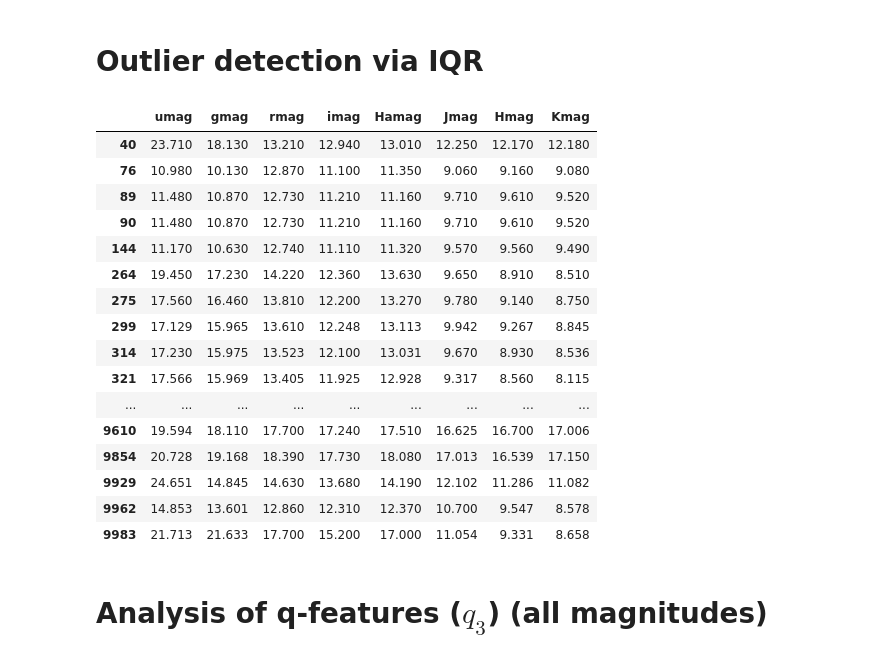
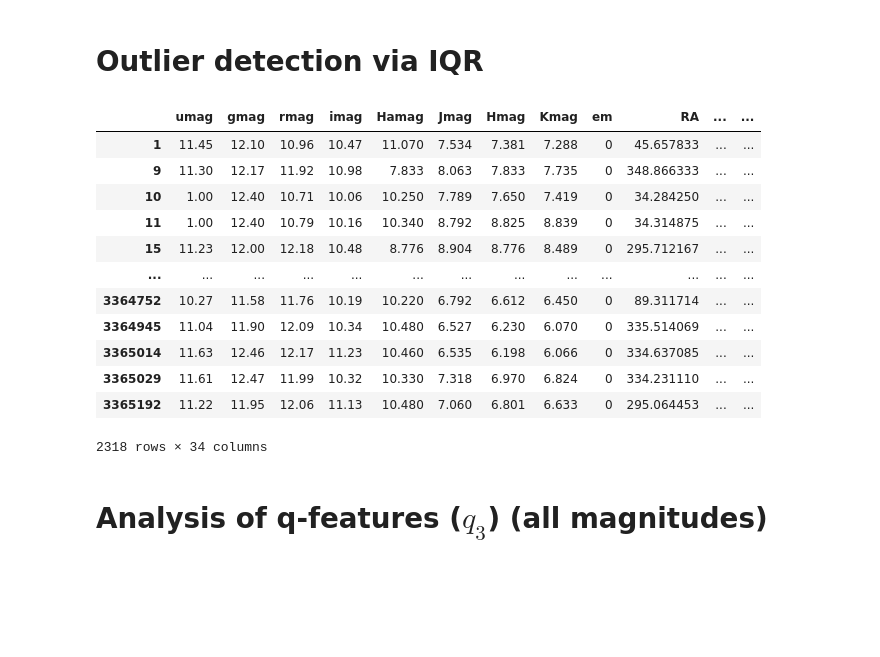
Before and after one commit to facundoq/bestars, a Jupyter notebook: Exploratory analysis.ipynb, the cells around one changed output. Saved outputs shown, nothing was run; the diff lists cells and outputs as text; code cells hidden in the pictures; blank space fills up the shorter version.

```diff
--- a/Exploratory analysis.ipynb
+++ b/Exploratory analysis.ipynb
@@ -1,2 +1,4 @@
 # %%
-dataset_name = "hou"
+%reload_ext autoreload
+%autoreload 2
+dataset_name = "aidelman"
@@ -109,36 +106,26 @@ Z-score    (adjusted): 2.807033768343811
 # %% [markdown]
 # Outlier detection via IQR
 # %%
-iqr_factor=1.5
-q25,q75=x.quantile(0.25),x.quantile(0.75)
-iqr=q75-q25
-min_values = q25-iqr_factor*iqr
-max_values = q75+iqr_factor*iqr
-# ou
-indices = (np.logical_or(x<min_values,x>max_values)).any(axis=1)
-outliers_x = x[indices]
-if dataset_name != "all_em":
-    outliers_metadata = metadata[indices]
-    outliers_x = pd.concat([outliers_x,outliers_metadata],axis=1)
-outliers_x
+from preprocessing import outliers
+indices = outliers.detect_outliers_iqr(x,iqr_factor=3)
+
+outliers_df = xym[indices]
+outliers_df.to_csv(f"reports/outliers_iqr_{dataset_name}.csv")
+outliers_df
 # %% [output]
-|  | umag | gmag | rmag | imag | Hamag | Jmag | Hmag | Kmag |
-| 40 | 23.710 | 18.130 | 13.210 | 12.940 | 13.010 | 12.250 | 12.170 | 12.180 |
-| 76 | 10.980 | 10.130 | 12.870 | 11.100 | 11.350 | 9.060 | 9.160 | 9.080 |
-| 89 | 11.480 | 10.870 | 12.730 | 11.210 | 11.160 | 9.710 | 9.610 | 9.520 |
-| 90 | 11.480 | 10.870 | 12.730 | 11.210 | 11.160 | 9.710 | 9.610 | 9.520 |
-| 144 | 11.170 | 10.630 | 12.740 | 11.110 | 11.320 | 9.570 | 9.560 | 9.490 |
-| 264 | 19.450 | 17.230 | 14.220 | 12.360 | 13.630 | 9.650 | 8.910 | 8.510 |
-| 275 | 17.560 | 16.460 | 13.810 | 12.200 | 13.270 | 9.780 | 9.140 | 8.750 |
-| 299 | 17.129 | 15.965 | 13.610 | 12.248 | 13.113 | 9.942 | 9.267 | 8.845 |
-| 314 | 17.230 | 15.975 | 13.523 | 12.100 | 13.031 | 9.670 | 8.930 | 8.536 |
-| 321 | 17.566 | 15.969 | 13.405 | 11.925 | 12.928 | 9.317 | 8.560 | 8.115 |
-| ... | ... | ... | ... | ... | ... | ... | ... | ... |
-| 9610 | 19.594 | 18.110 | 17.700 | 17.240 | 17.510 | 16.625 | 16.700 | 17.006 |
-| 9854 | 20.728 | 19.168 | 18.390 | 17.730 | 18.080 | 17.013 | 16.539 | 17.150 |
-| 9929 | 24.651 | 14.845 | 14.630 | 13.680 | 14.190 | 12.102 | 11.286 | 11.082 |
-| 9962 | 14.853 | 13.601 | 12.860 | 12.310 | 12.370 | 10.700 | 9.547 | 8.578 |
-| 9983 | 21.713 | 21.633 | 17.700 | 15.200 | 17.000 | 11.054 | 9.331 | 8.658 |
+|  | umag | gmag | rmag | imag | Hamag | Jmag | Hmag | Kmag | em | RA | ... | ... |
+| 1 | 11.45 | 12.10 | 10.96 | 10.47 | 11.070 | 7.534 | 7.381 | 7.288 | 0 | 45.657833 | ... | ... |
+| 9 | 11.30 | 12.17 | 11.92 | 10.98 | 7.833 | 8.063 | 7.833 | 7.735 | 0 | 348.866333 | ... | ... |
+| 10 | 1.00 | 12.40 | 10.71 | 10.06 | 10.250 | 7.789 | 7.650 | 7.419 | 0 | 34.284250 | ... | ... |
+| 11 | 1.00 | 12.40 | 10.79 | 10.16 | 10.340 | 8.792 | 8.825 | 8.839 | 0 | 34.314875 | ... | ... |
+| 15 | 11.23 | 12.00 | 12.18 | 10.48 | 8.776 | 8.904 | 8.776 | 8.489 | 0 | 295.712167 | ... | ... |
+| ... | ... | ... | ... | ... | ... | ... | ... | ... | ... | ... | ... | ... |
+| 3364752 | 10.27 | 11.58 | 11.76 | 10.19 | 10.220 | 6.792 | 6.612 | 6.450 | 0 | 89.311714 | ... | ... |
+| 3364945 | 11.04 | 11.90 | 12.09 | 10.34 | 10.480 | 6.527 | 6.230 | 6.070 | 0 | 335.514069 | ... | ... |
+| 3365014 | 11.63 | 12.46 | 12.17 | 11.23 | 10.460 | 6.535 | 6.198 | 6.066 | 0 | 334.637085 | ... | ... |
+| 3365029 | 11.61 | 12.47 | 11.99 | 10.32 | 10.330 | 7.318 | 6.970 | 6.824 | 0 | 334.231110 | ... | ... |
+| 3365192 | 11.22 | 11.95 | 12.06 | 11.13 | 10.480 | 7.060 | 6.801 | 6.633 | 0 | 295.064453 | ... | ... |
+2318 rows × 34 columns
 # %% [markdown]
 # Analysis of q-features ($q_3$) (all magnitudes)
 # %%
```
Also changed, not shown: parts of 11 cells of this notebook, 40 other files.
